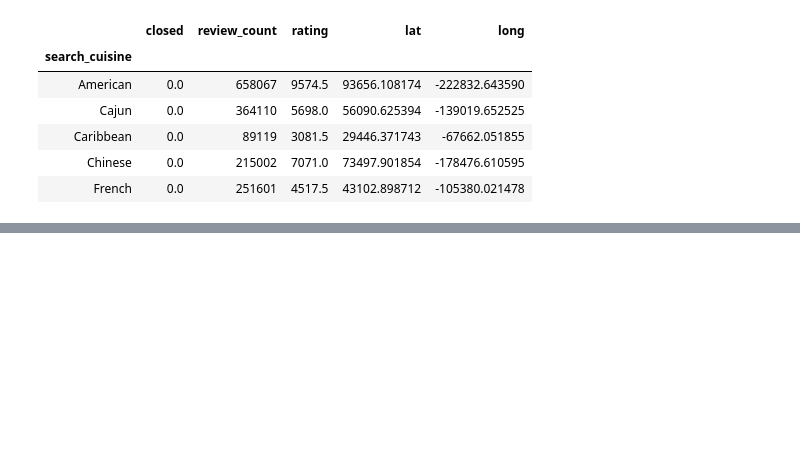
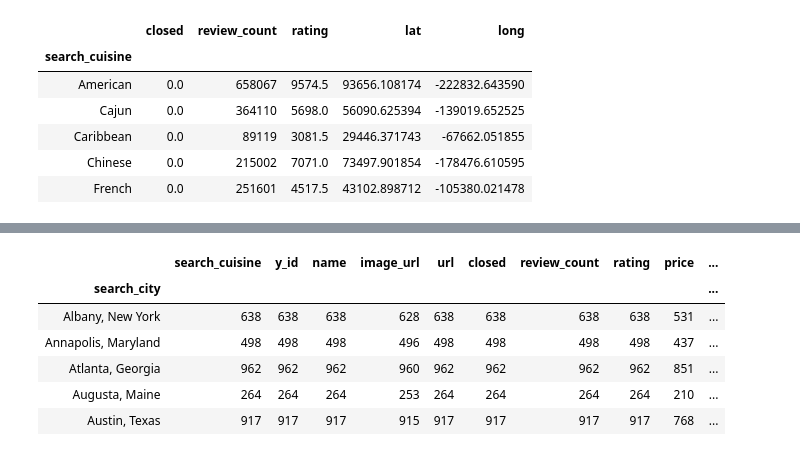
Before and after one commit to kahsay-1229/Yelp-Cuisine, a Jupyter notebook: yelpapidata.ipynb, the cells around one changed output, grey strips where cells are left out. Saved outputs shown, nothing was run; the diff lists cells and outputs as text; code cells hidden in the pictures; blank space fills up the shorter version.

```diff
--- a/yelpapidata.ipynb
+++ b/yelpapidata.ipynb
@@ -116,0 +127,11 @@ yelp_gb_cuisines.sum().head()
+# %%
+yelp_gb_citiescount = yelp_format_rd1.groupby(['search_city'])
+yelp_gb_citiescount.count().head()
+# %% [output]
+|  | search_cuisine | y_id | name | image_url | url | closed | review_count | rating | price | ... |
+| search_city |  |  |  |  |  |  |  |  |  | ... |
+| Albany, New York | 638 | 638 | 638 | 628 | 638 | 638 | 638 | 638 | 531 | ... |
+| Annapolis, Maryland | 498 | 498 | 498 | 496 | 498 | 498 | 498 | 498 | 437 | ... |
+| Atlanta, Georgia | 962 | 962 | 962 | 960 | 962 | 962 | 962 | 962 | 851 | ... |
+| Augusta, Maine | 264 | 264 | 264 | 253 | 264 | 264 | 264 | 264 | 210 | ... |
+| Austin, Texas | 917 | 917 | 917 | 915 | 917 | 917 | 917 | 917 | 768 | ... |
```
Also changed, not shown: parts of 2 cells of this notebook.
